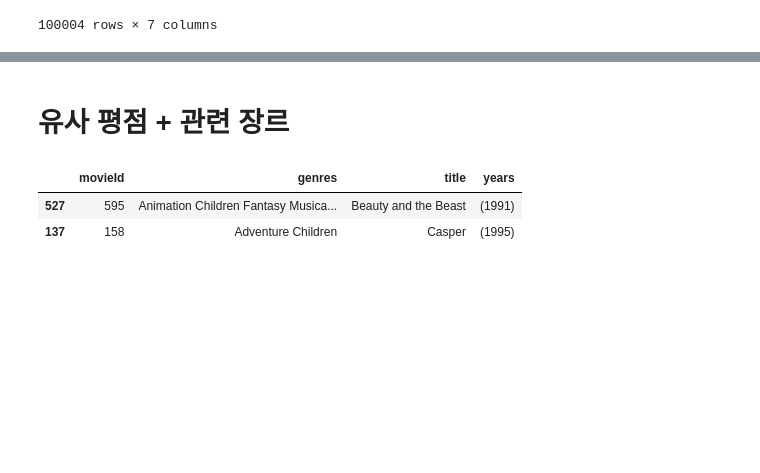
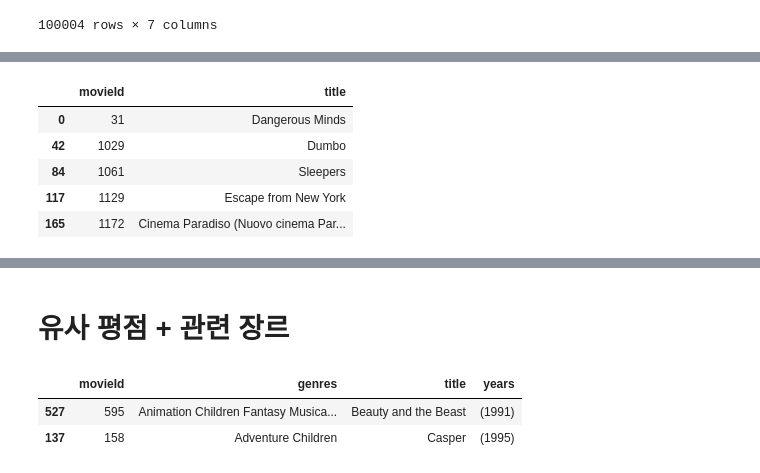
Before and after one commit to NOHYC/Python-mini_project, a Jupyter notebook: 영화추천/영화 추천.ipynb, the cells around one changed output, grey strips where cells are left out. Drawn from its saved outputs; the diff is of its cells as text; code cells hidden in the pictures; blank space fills up the shorter version.

```diff
--- a/영화추천/영화 추천.ipynb
+++ b/영화추천/영화 추천.ipynb
@@ -63,0 +96,10 @@ test_m=['xXx: State of the Union','Box, The','Toy Story','Jumanji']
+# %%
+movieidtile=data[['movieId','title']].drop_duplicates()
+movieidtile.head()
+# %% [output]
+|  | movieId | title |
+| 0 | 31 | Dangerous Minds |
+| 42 | 1029 | Dumbo |
+| 84 | 1061 | Sleepers |
+| 117 | 1129 | Escape from New York |
+| 165 | 1172 | Cinema Paradiso (Nuovo cinema Par... |
```
Also changed, not shown: parts of 15 cells of this notebook.
